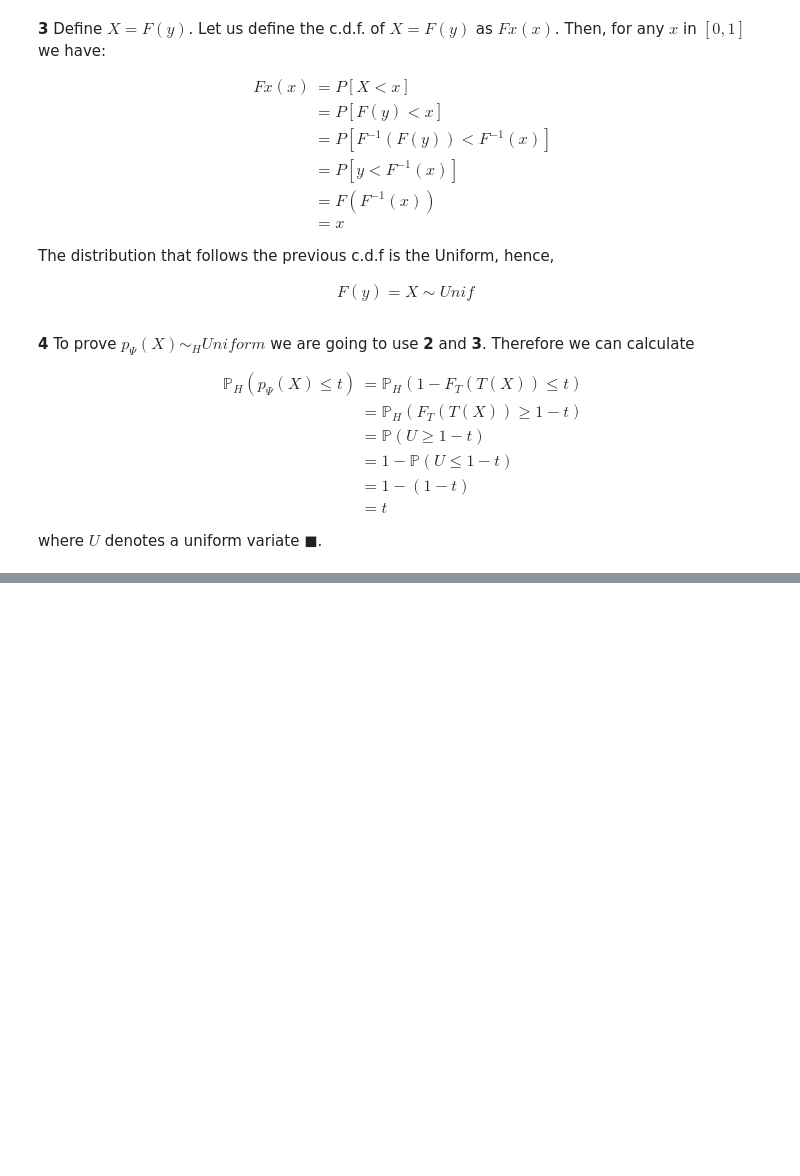
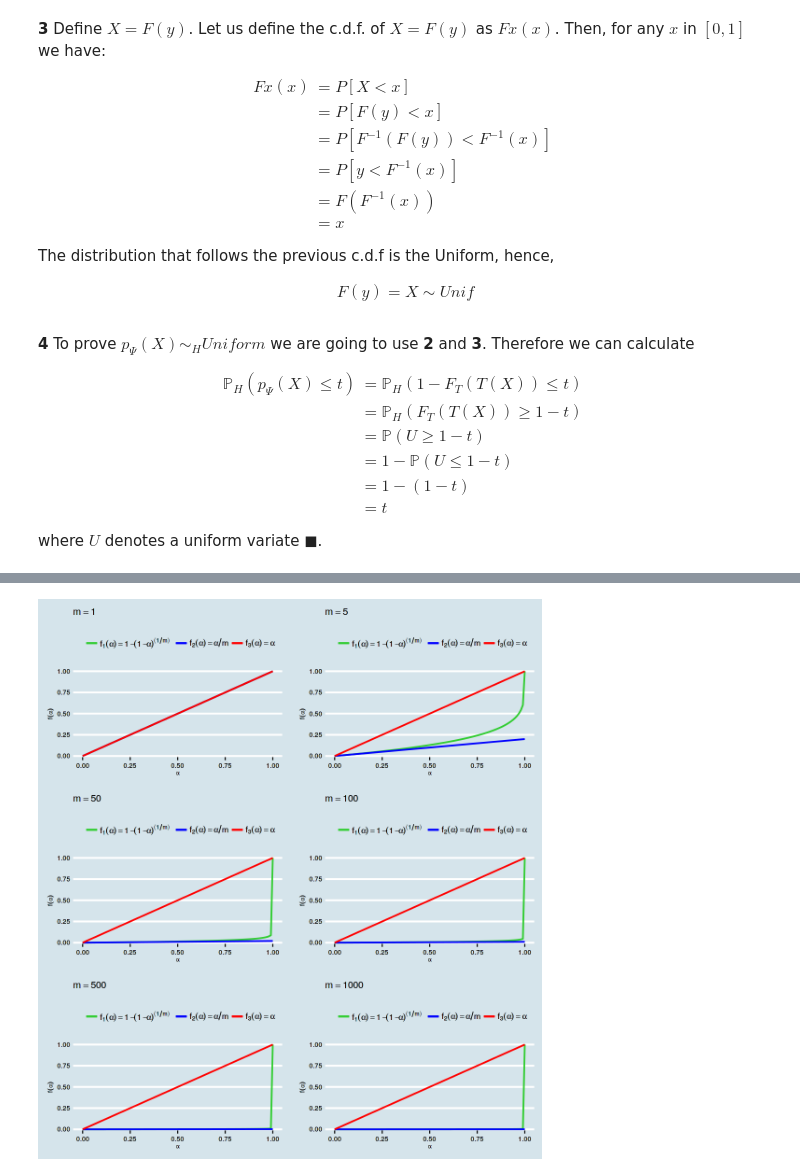
Before and after one commit to chpmoreno/BGSE-DS-SMIPS, a Jupyter notebook: Project_MT/Multiple_testing.ipynb, the cells around one changed output, grey strips where cells are left out. Cells and saved outputs as stored; diff of their text form; code cells hidden in the pictures; blank space fills up the shorter version.

```diff
--- a/Project_MT/Multiple_testing.ipynb
+++ b/Project_MT/Multiple_testing.ipynb
@@ -117,0 +173,45 @@ where $U$ denotes a uniform variate $\blacksquare$.
+# %%
+library(ggplot2)
+library(reshape2)
+library(dplyr)
+library(ggthemes)
+require(gridExtra)
+
+hypothesis_test_graphs <- function(m){
+  alpha    <- seq(0, 1, 0.01)
+  f1_alpha <- 1 - (1 - alpha) ^ (1/m)
+  f2_alpha <- alpha / m
+  f3_alpha <- alpha
+
+  data_functions <- data.frame(alpha    = alpha,
+                               f1_alpha = f1_alpha,
+                               f2_alpha = f2_alpha,
+                               f3_alpha = f3_alpha)
+  data_functions <- reshape2::melt(data_functions, id.vars = alpha)
+  greeks <- list(bquote(f[1](alpha) == 1-(1-alpha)^(1/m)),
+                 bquote(f[2](alpha) == alpha/m),
+                 bquote(f[3](alpha) == alpha))
+
+  plot_tot <- ggplot(data = dplyr::filter(data_functions, variable == "f1_alpha"),
+                     aes(x = alpha, y = value, color = variable)) +
+              geom_line(size = 0.8) +
+              geom_line(data = dplyr::filter(data_functions, variable == "f2_alpha"),
+                        aes(x = alpha, y = value, color = variable), size = 0.8) +
+              geom_line(data = dplyr::filter(data_functions, variable == "f3_alpha"),
+                        aes(x = alpha, y = value, color = variable), size = 0.8) +
+              scale_colour_manual(values = c("limegreen", "blue", "red"),
+                                  labels = greeks,
+                                  guide = guide_legend(title = NULL,
+                                                       override.aes = list(linetype = c("solid", "solid", "solid")))) +
+              labs(x = bquote(alpha), y = bquote(f(alpha))) +
+              ggtitle(bquote(m == .(m))) +
+              theme_economist(base_size = 8)
+  return(plot_tot)
+}
+options(repr.plot.width=9, repr.plot.height=10)
+grid.arrange(hypothesis_test_graphs(1), hypothesis_test_graphs(5),
+             hypothesis_test_graphs(50), hypothesis_test_graphs(100),
+             hypothesis_test_graphs(500), hypothesis_test_graphs(1000),
+             ncol=2)
+# %% [output]
+[figure, added]
```
Also changed, not shown: parts of 4 cells of this notebook, 1 other file.
